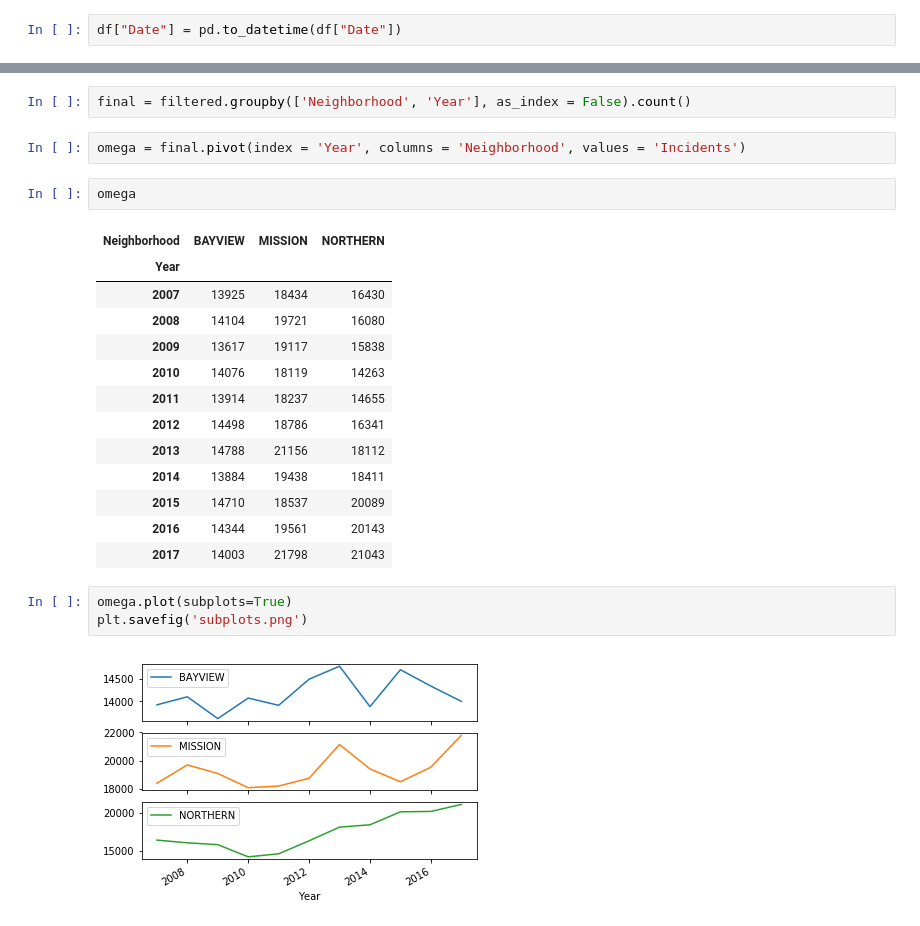
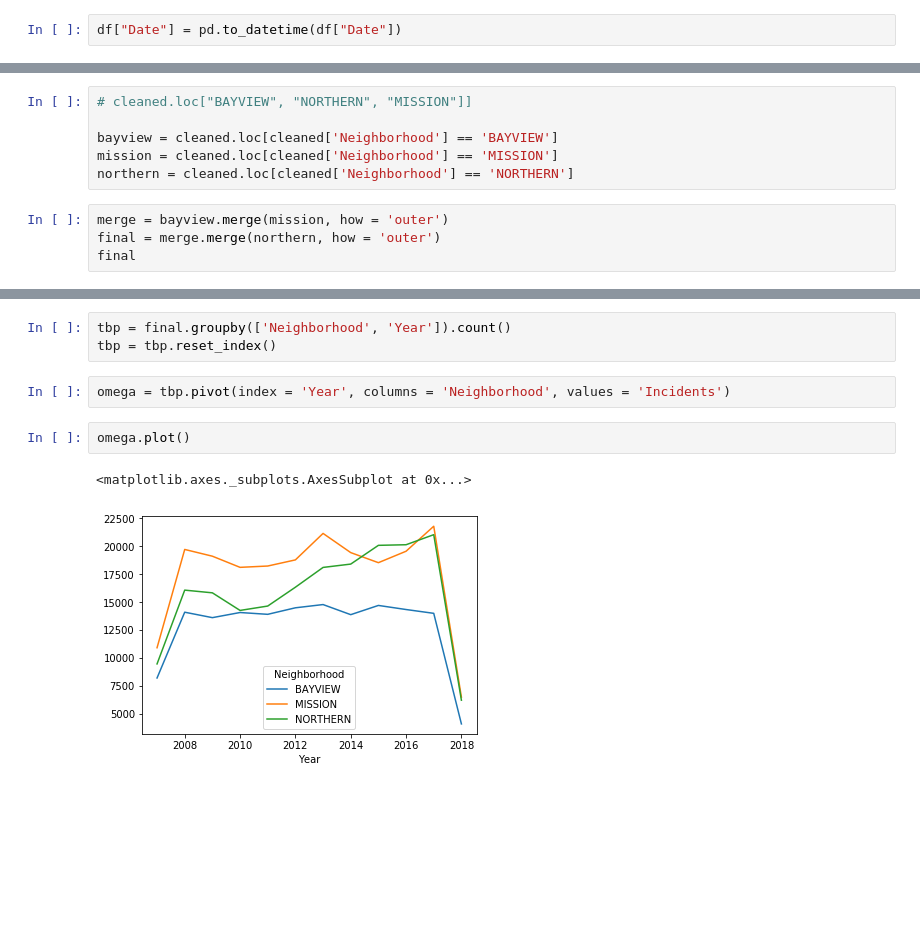
Before and after one commit to alexwdavis/Team_Project_AACJ, a Jupyter notebook: crime_analysis.ipynb, the cells around one changed output, grey strips where cells are left out. Drawn from its saved outputs; the diff is of its cells as text; blank space fills up the shorter version.

```diff
--- a/crime_analysis.ipynb
+++ b/crime_analysis.ipynb
@@ -50,0 +70,10 @@ filtered.head()
+# %%
+# cleaned.loc["BAYVIEW", "NORTHERN", "MISSION"]]
+
+bayview = cleaned.loc[cleaned['Neighborhood'] == 'BAYVIEW']
+mission = cleaned.loc[cleaned['Neighborhood'] == 'MISSION']
+northern = cleaned.loc[cleaned['Neighborhood'] == 'NORTHERN']
+# %%
+merge = bayview.merge(mission, how = 'outer')
+final = merge.merge(northern, how = 'outer')
+final
@@ -51,25 +99,10 @@ filtered.head()
 # %%
-final = filtered.groupby(['Neighborhood', 'Year'], as_index = False).count()
+tbp = final.groupby(['Neighborhood', 'Year']).count()
+tbp = tbp.reset_index()
 # %%
-omega = final.pivot(index = 'Year', columns = 'Neighborhood', values = 'Incidents')
+omega = tbp.pivot(index = 'Year', columns = 'Neighborhood', values = 'Incidents')
 # %%
-omega
+omega.plot()
 # %% [output]
-| Neighborhood | BAYVIEW | MISSION | NORTHERN |
-| Year |  |  |  |
-| 2007 | 13925 | 18434 | 16430 |
-| 2008 | 14104 | 19721 | 16080 |
-| 2009 | 13617 | 19117 | 15838 |
-| 2010 | 14076 | 18119 | 14263 |
-| 2011 | 13914 | 18237 | 14655 |
-| 2012 | 14498 | 18786 | 16341 |
-| 2013 | 14788 | 21156 | 18112 |
-| 2014 | 13884 | 19438 | 18411 |
-| 2015 | 14710 | 18537 | 20089 |
-| 2016 | 14344 | 19561 | 20143 |
-| 2017 | 14003 | 21798 | 21043 |
+<matplotlib.axes._subplots.AxesSubplot at 0x...>
+[figure, added]
-# %%
-omega.plot(subplots=True)
-plt.savefig('subplots.png')
-# %% [output]
-[figure, removed]
```
Also changed, not shown: parts of 16 cells of this notebook.
